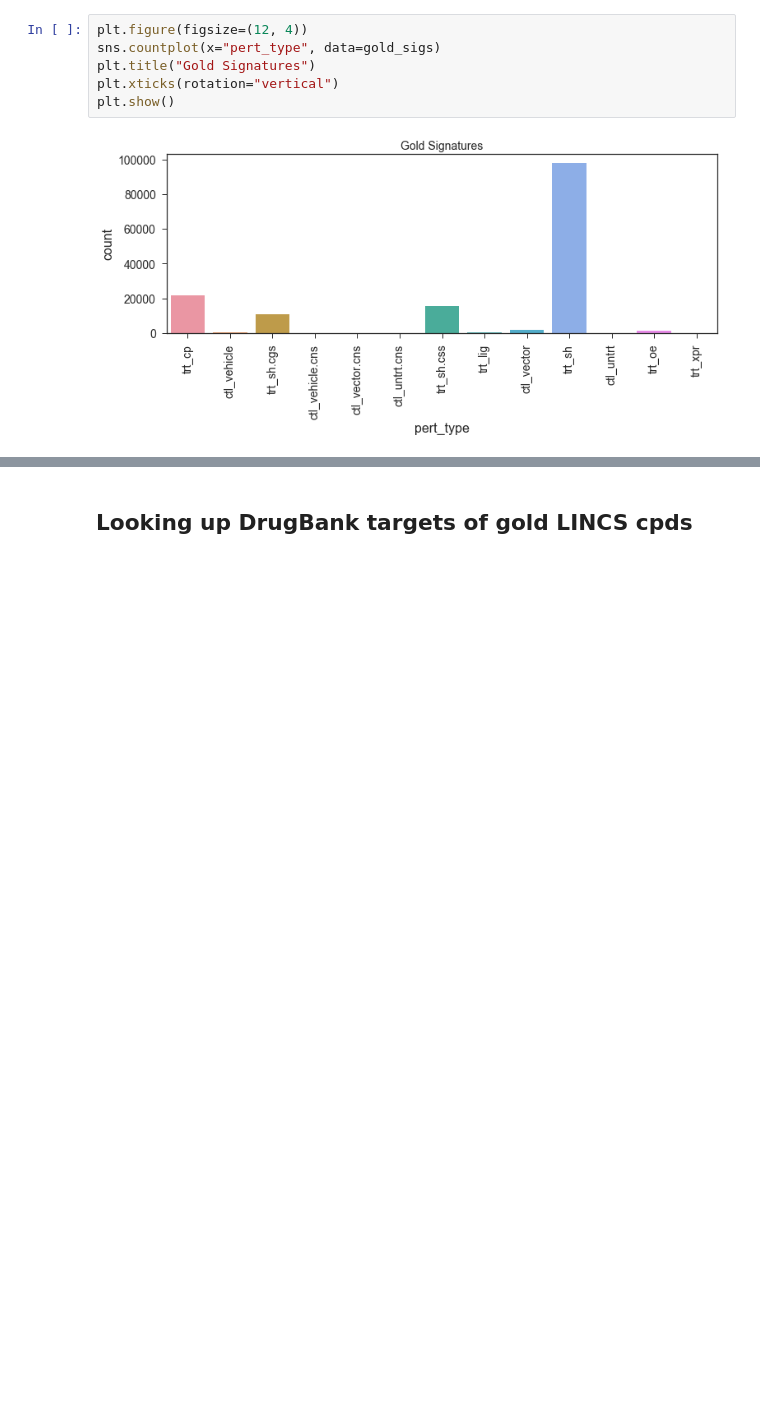
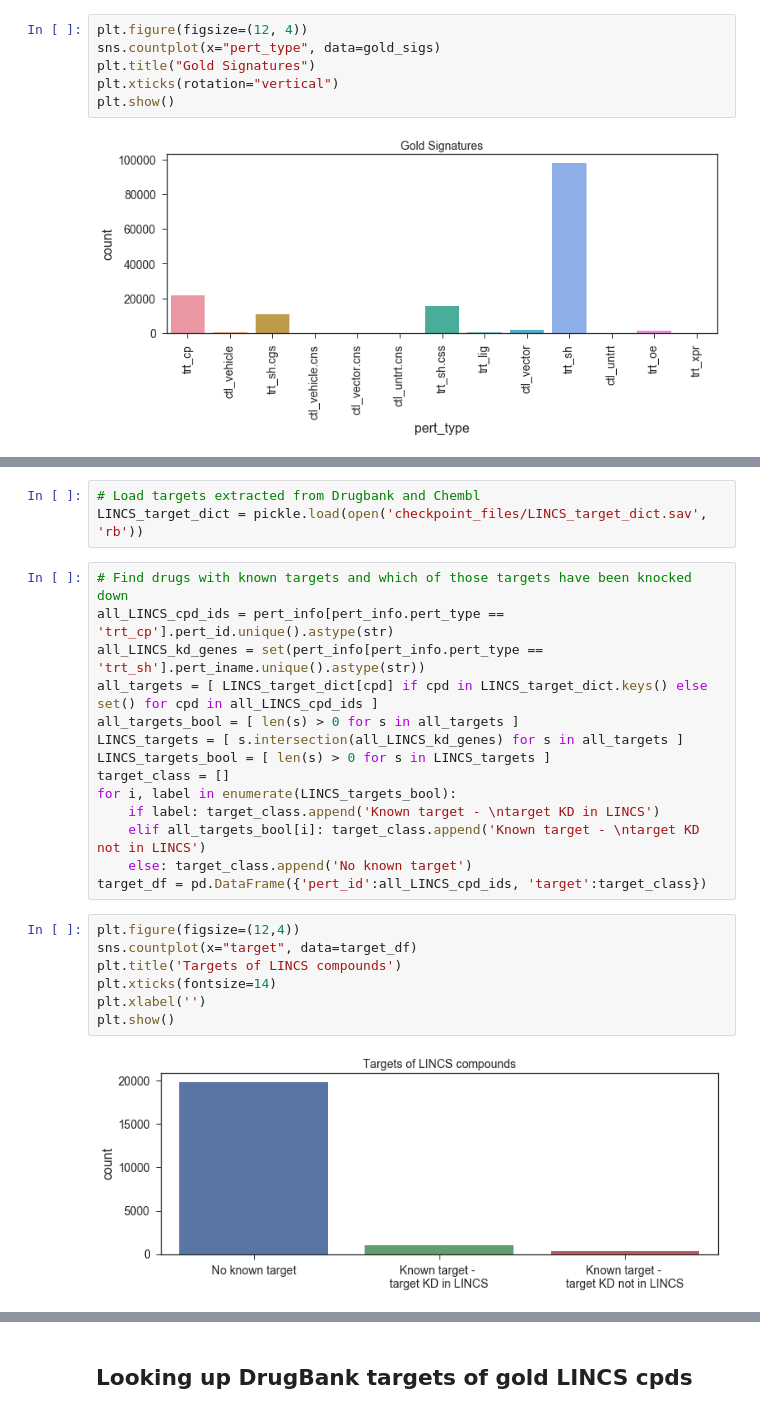
Before and after one commit to npabon/LINCS_target_prediction, a Jupyter notebook: LINCS_data_exploration.ipynb, the cells around one changed output, grey strips where cells are left out. Saved outputs shown, nothing was run; the diff lists cells and outputs as text; blank space fills up the shorter version.

```diff
--- a/LINCS_data_exploration.ipynb
+++ b/LINCS_data_exploration.ipynb
@@ -170,0 +176,26 @@ drugbank_target_dict = clean_drugbank(db_db_path)
+# %%
+# Load targets extracted from Drugbank and Chembl
+LINCS_target_dict = pickle.load(open('checkpoint_files/LINCS_target_dict.sav', 'rb'))
+# %%
+# Find drugs with known targets and which of those targets have been knocked down
+all_LINCS_cpd_ids = pert_info[pert_info.pert_type == 'trt_cp'].pert_id.unique().astype(str)
+all_LINCS_kd_genes = set(pert_info[pert_info.pert_type == 'trt_sh'].pert_iname.unique().astype(str))
+all_targets = [ LINCS_target_dict[cpd] if cpd in LINCS_target_dict.keys() else set() for cpd in all_LINCS_cpd_ids ]
+all_targets_bool = [ len(s) > 0 for s in all_targets ]
+LINCS_targets = [ s.intersection(all_LINCS_kd_genes) for s in all_targets ]
+LINCS_targets_bool = [ len(s) > 0 for s in LINCS_targets ]
+target_class = []
+for i, label in enumerate(LINCS_targets_bool):
+    if label: target_class.append('Known target - \ntarget KD in LINCS')
+    elif all_targets_bool[i]: target_class.append('Known target - \ntarget KD not in LINCS')
+    else: target_class.append('No known target')
+target_df = pd.DataFrame({'pert_id':all_LINCS_cpd_ids, 'target':target_class})
+# %%
+plt.figure(figsize=(12,4))
+sns.countplot(x="target", data=target_df)
+plt.title('Targets of LINCS compounds')
+plt.xticks(fontsize=14)
+plt.xlabel('')
+plt.show()
+# %% [output]
+[figure, added]
```
Also changed, not shown: parts of 10 cells of this notebook.
